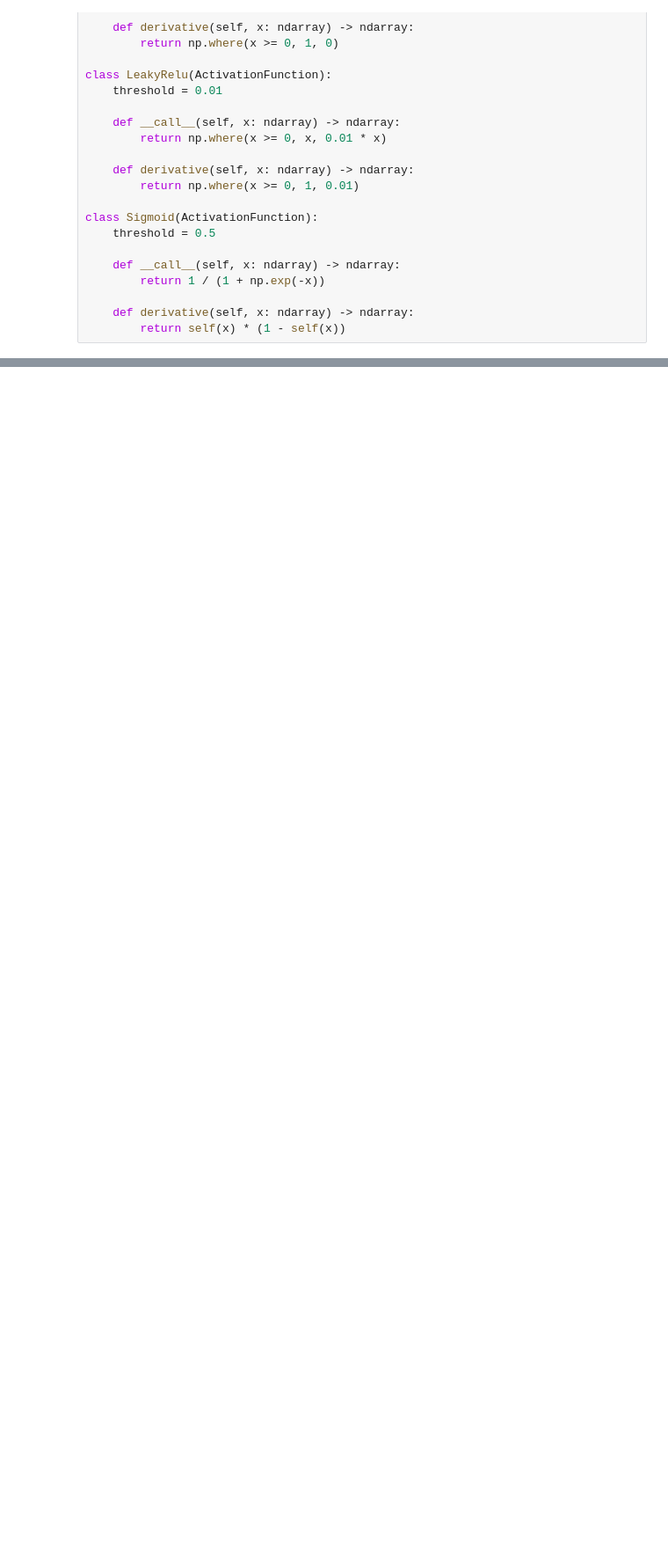
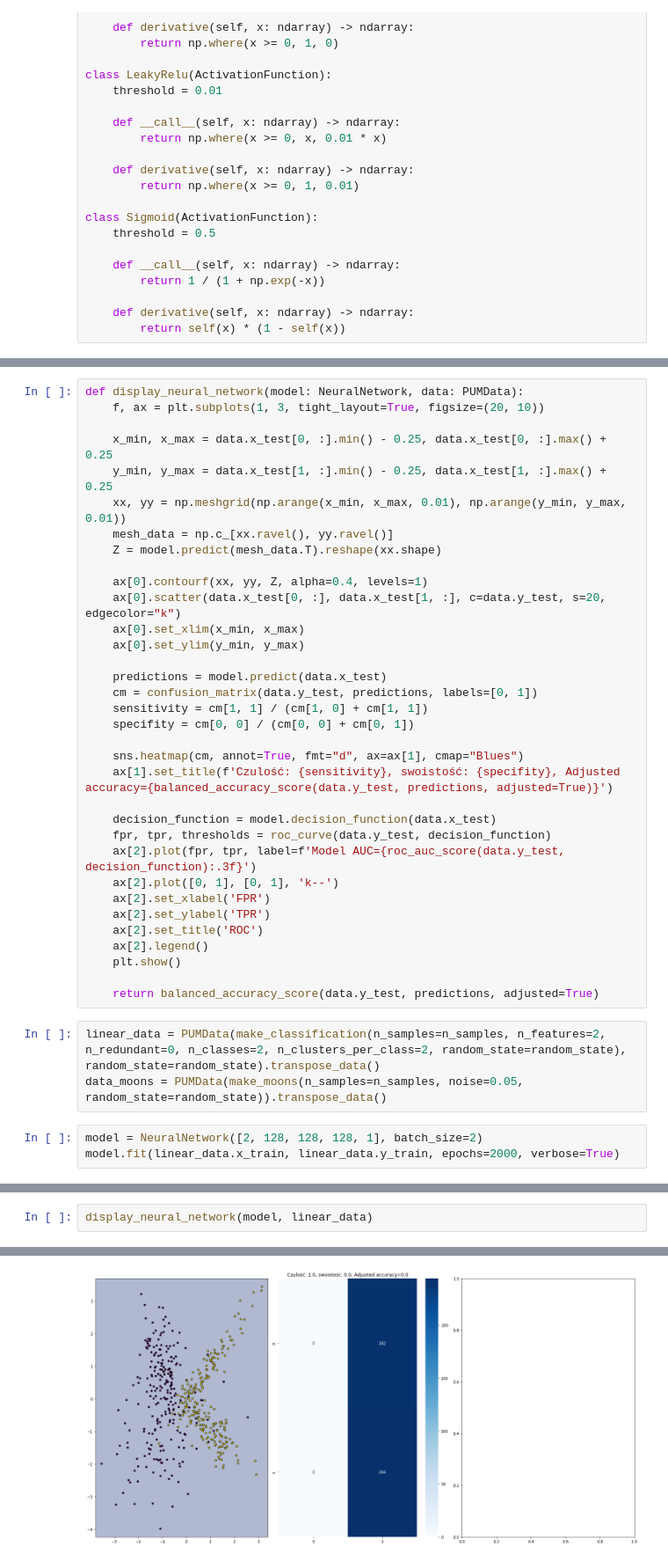
Before and after one commit to DonChaka/PUM, a Jupyter notebook: 8.SiecNeuronowa/8.SiecNeuronowa.ipynb, the cells around one changed output, grey strips where cells are left out. Shown: that part at 88% size. Drawn from its saved outputs; the diff is of its cells as text; blank space fills up the shorter version.

```diff
--- a/8.SiecNeuronowa/8.SiecNeuronowa.ipynb
+++ b/8.SiecNeuronowa/8.SiecNeuronowa.ipynb
@@ -277,0 +283,40 @@ NameError: name 'get_ipython' is not defined
+# %%
+def display_neural_network(model: NeuralNetwork, data: PUMData):
+    f, ax = plt.subplots(1, 3, tight_layout=True, figsize=(20, 10))
+
+    x_min, x_max = data.x_test[0, :].min() - 0.25, data.x_test[0, :].max() + 0.25
+    y_min, y_max = data.x_test[1, :].min() - 0.25, data.x_test[1, :].max() + 0.25
+    xx, yy = np.meshgrid(np.arange(x_min, x_max, 0.01), np.arange(y_min, y_max, 0.01))
+    mesh_data = np.c_[xx.ravel(), yy.ravel()]
+    Z = model.predict(mesh_data.T).reshape(xx.shape)
+
+    ax[0].contourf(xx, yy, Z, alpha=0.4, levels=1)
+    ax[0].scatter(data.x_test[0, :], data.x_test[1, :], c=data.y_test, s=20, edgecolor="k")
+    ax[0].set_xlim(x_min, x_max)
+    ax[0].set_ylim(y_min, y_max)
+
+    predictions = model.predict(data.x_test)
+    cm = confusion_matrix(data.y_test, predictions, labels=[0, 1])
+    sensitivity = cm[1, 1] / (cm[1, 0] + cm[1, 1])
+    specifity = cm[0, 0] / (cm[0, 0] + cm[0, 1])
+
+    sns.heatmap(cm, annot=True, fmt="d", ax=ax[1], cmap="Blues")
+    ax[1].set_title(f'Czulość: {sensitivity}, swoistość: {specifity}, Adjusted accuracy={balanced_accuracy_score(data.y_test, predictions, adjusted=True)}')
+
+    decision_function = model.decision_function(data.x_test)
+    fpr, tpr, thresholds = roc_curve(data.y_test, decision_function)
+    ax[2].plot(fpr, tpr, label=f'Model AUC={roc_auc_score(data.y_test, decision_function):.3f}')
+    ax[2].plot([0, 1], [0, 1], 'k--')
+    ax[2].set_xlabel('FPR')
+    ax[2].set_ylabel('TPR')
+    ax[2].set_title('ROC')
+    ax[2].legend()
+    plt.show()
+
+    return balanced_accuracy_score(data.y_test, predictions, adjusted=True)
+# %%
+linear_data = PUMData(make_classification(n_samples=n_samples, n_features=2, n_redundant=0, n_classes=2, n_clusters_per_class=2, random_state=random_state), random_state=random_state).transpose_data()
+data_moons = PUMData(make_moons(n_samples=n_samples, noise=0.05, random_state=random_state)).transpose_data()
+# %%
+model = NeuralNetwork([2, 128, 128, 128, 1], batch_size=2)
+model.fit(linear_data.x_train, linear_data.y_train, epochs=2000, verbose=True)
@@ -277,0 +325,3 @@ NameError: name 'get_ipython' is not defined
+# %%
+display_neural_network(model, linear_data)
+# %% [output]
@@ -277,0 +329 @@ NameError: name 'get_ipython' is not defined
+[figure, added]
```
Also changed, not shown: parts of 5 cells of this notebook, 1 other file.
